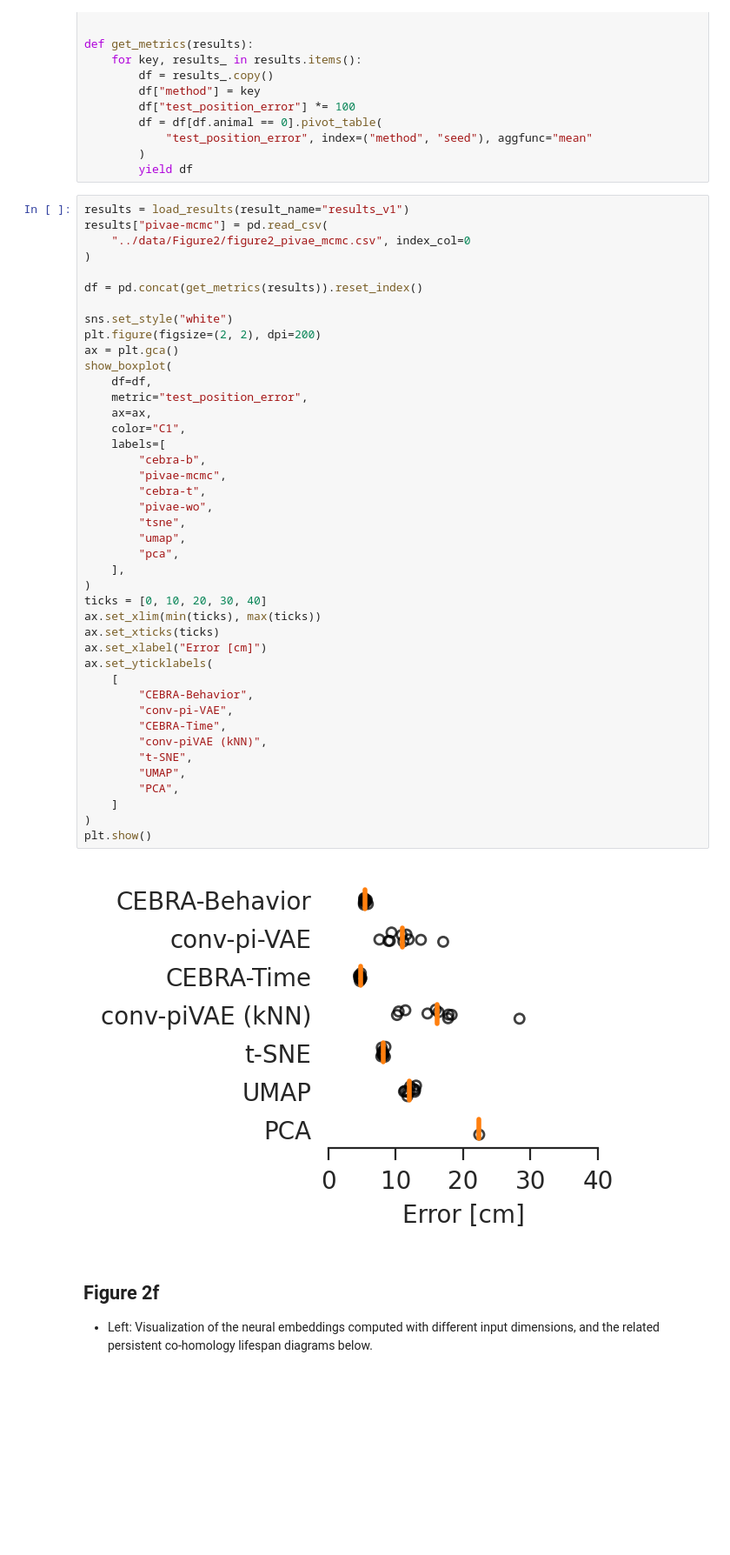
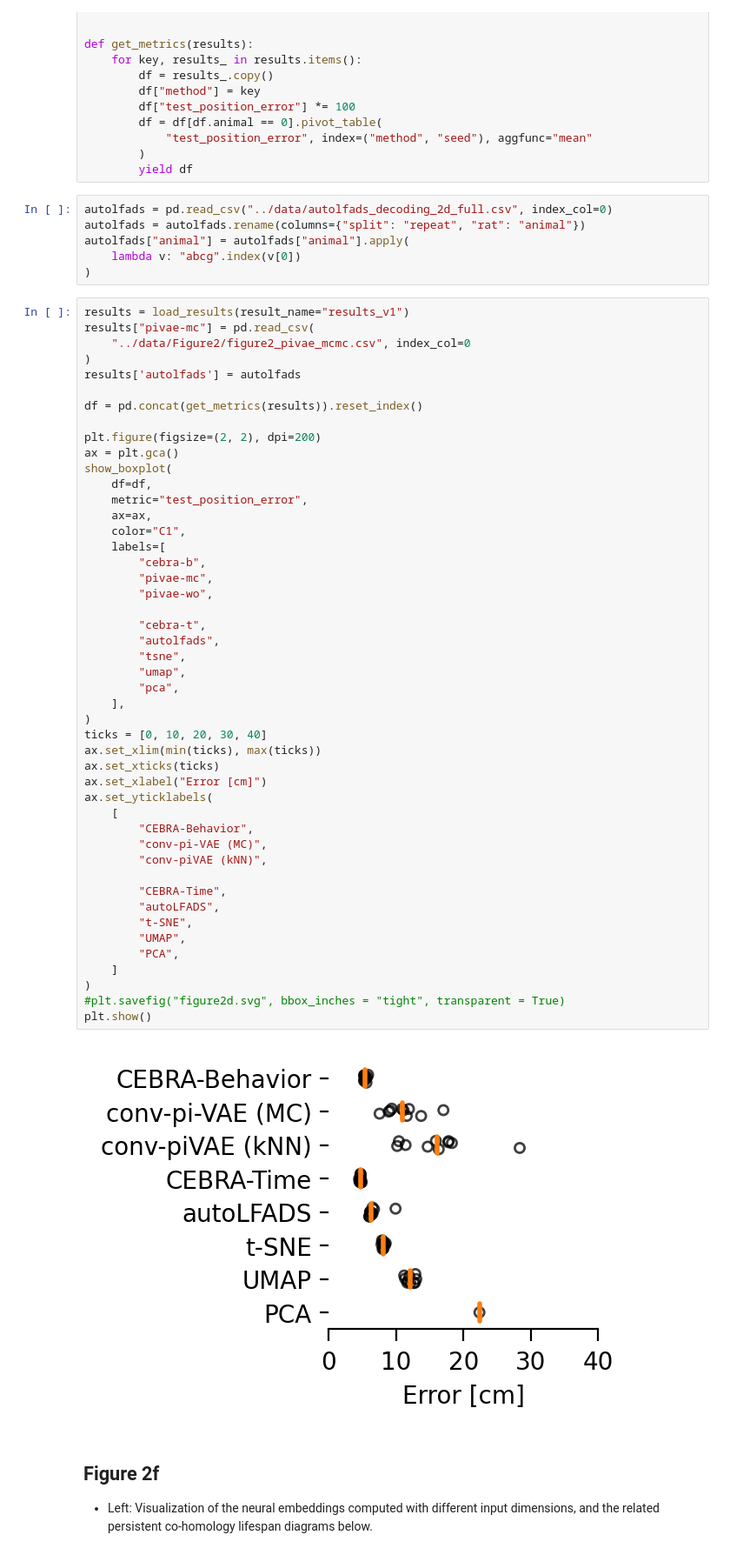
Before and after one commit to AdaptiveMotorControlLab/cebra-figures, a Jupyter notebook: figures/Figure2.ipynb, the cells around one changed output. Shown at 87% size. Cells and saved outputs as stored; diff of their text form; blank space fills up the shorter version.

Commit message:
Update Figure 2 with autoLFADS

```diff
--- a/figures/Figure2.ipynb
+++ b/figures/Figure2.ipynb
@@ -215,50 +215,61 @@ def get_metrics(results):
             "test_position_error", index=("method", "seed"), aggfunc="mean"
         )
         yield df
+# %%
+autolfads = pd.read_csv("../data/autolfads_decoding_2d_full.csv", index_col=0)
+autolfads = autolfads.rename(columns={"split": "repeat", "rat": "animal"})
+autolfads["animal"] = autolfads["animal"].apply(
+    lambda v: "abcg".index(v[0])
+)
 # %%
 results = load_results(result_name="results_v1")
-results["pivae-mcmc"] = pd.read_csv(
+results["pivae-mc"] = pd.read_csv(
     "../data/Figure2/figure2_pivae_mcmc.csv", index_col=0
 )
+results['autolfads'] = autolfads
 
 df = pd.concat(get_metrics(results)).reset_index()
 
-sns.set_style("white")
 plt.figure(figsize=(2, 2), dpi=200)
 ax = plt.gca()
 show_boxplot(
     df=df,
     metric="test_position_error",
     ax=ax,
     color="C1",
     labels=[
         "cebra-b",
-        "pivae-mcmc",
+        "pivae-mc",
+        "pivae-wo",
+
         "cebra-t",
-        "pivae-wo",
+        "autolfads",
         "tsne",
         "umap",
         "pca",
     ],
 )
 ticks = [0, 10, 20, 30, 40]
 ax.set_xlim(min(ticks), max(ticks))
 ax.set_xticks(ticks)
 ax.set_xlabel("Error [cm]")
 ax.set_yticklabels(
     [
         "CEBRA-Behavior",
-        "conv-pi-VAE",
+        "conv-pi-VAE (MC)",
+        "conv-piVAE (kNN)",
+
         "CEBRA-Time",
-        "conv-piVAE (kNN)",
+        "autoLFADS",
         "t-SNE",
         "UMAP",
         "PCA",
     ]
 )
+#plt.savefig("figure2d.svg", bbox_inches = "tight", transparent = True)
 plt.show()
 # %% [output]
-[figure, old version]
+[figure, new version]
 # %% [markdown]
 ## Figure 2f
 
```
Also changed, not shown: parts of 1 cell of this notebook, 1 other file.
